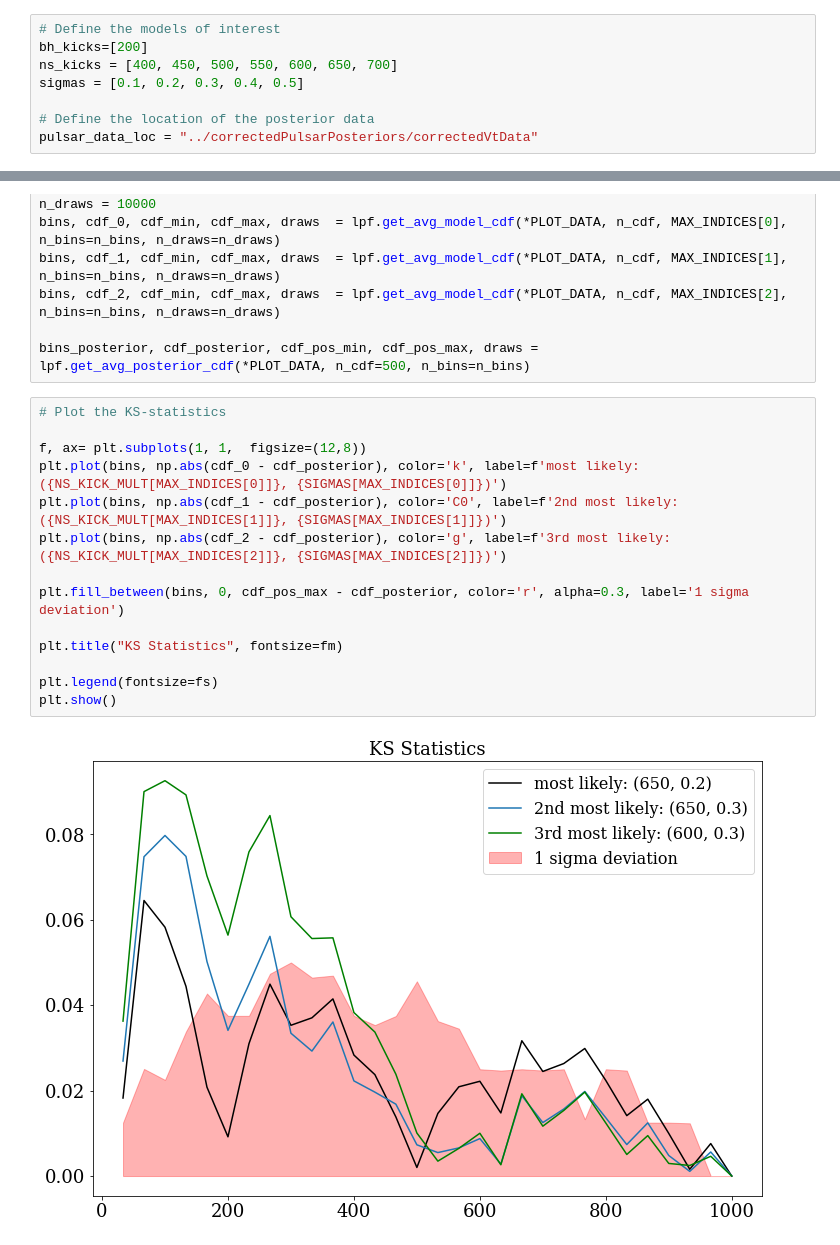
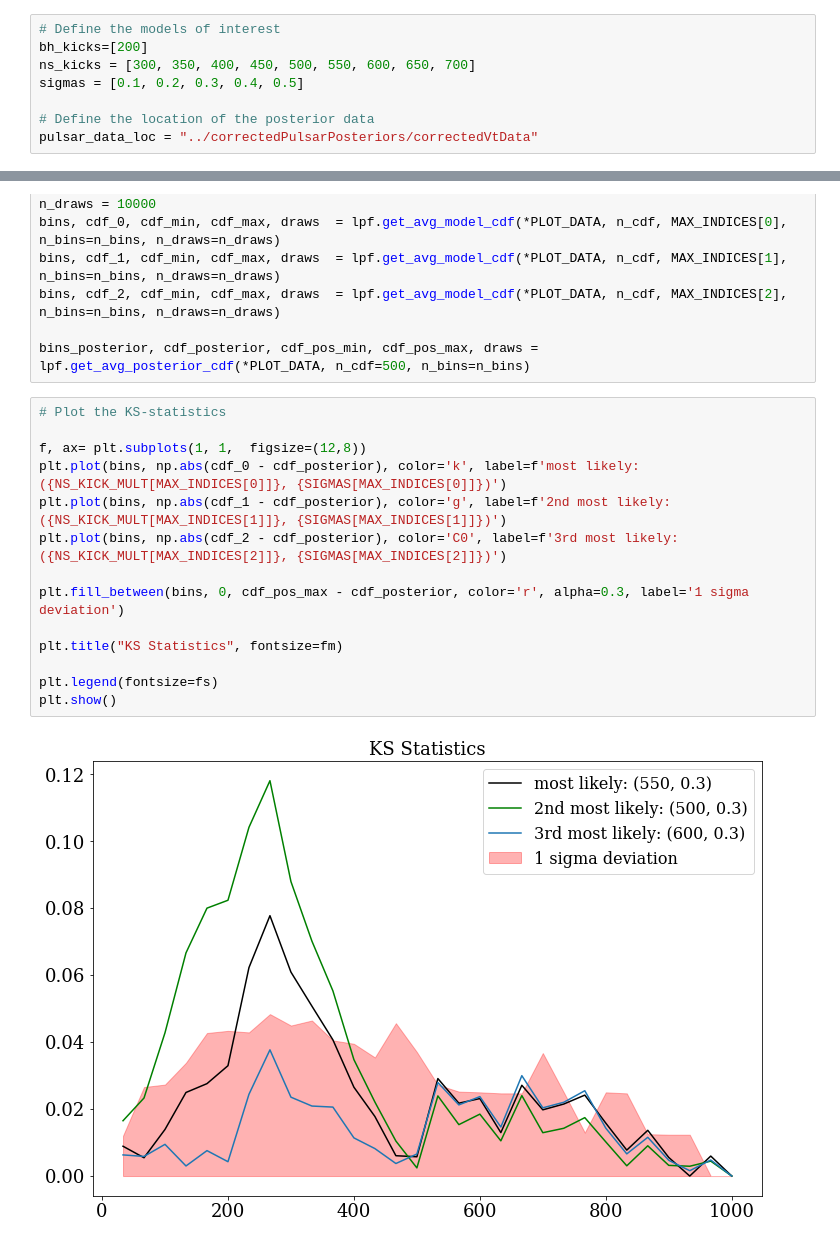
Before and after one commit to veome22/supernova_remnant_prescription, a Jupyter notebook: cdf_plots_bse.ipynb, the cells around one changed output, grey strips where cells are left out. Saved outputs shown, nothing was run; the diff lists cells and outputs as text.

```diff
--- a/cdf_plots_bse.ipynb
+++ b/cdf_plots_bse.ipynb
@@ -78,7 +78,7 @@ def layoutAxes(ax, nameX='', nameY='', \
 # %%
 # Define the models of interest
 bh_kicks=[200]
-ns_kicks = [400, 450, 500, 550, 600, 650, 700]
+ns_kicks = [300, 350, 400, 450, 500, 550, 600, 650, 700]
 sigmas = [0.1, 0.2, 0.3, 0.4, 0.5]
 
 # Define the location of the posterior data
@@ -380,16 +388,16 @@ bins_posterior, cdf_posterior, cdf_pos_min, cdf_pos_max, draws = lpf.get_avg_pos
 # %%
 # Plot the KS-statistics
 
 f, ax= plt.subplots(1, 1,  figsize=(12,8))
 plt.plot(bins, np.abs(cdf_0 - cdf_posterior), color='k', label=f'most likely: ({NS_KICK_MULT[MAX_INDICES[0]]}, {SIGMAS[MAX_INDICES[0]]})')
-plt.plot(bins, np.abs(cdf_1 - cdf_posterior), color='C0', label=f'2nd most likely: ({NS_KICK_MULT[MAX_INDICES[1]]}, {SIGMAS[MAX_INDICES[1]]})')
-plt.plot(bins, np.abs(cdf_2 - cdf_posterior), color='g', label=f'3rd most likely: ({NS_KICK_MULT[MAX_INDICES[2]]}, {SIGMAS[MAX_INDICES[2]]})')
+plt.plot(bins, np.abs(cdf_1 - cdf_posterior), color='g', label=f'2nd most likely: ({NS_KICK_MULT[MAX_INDICES[1]]}, {SIGMAS[MAX_INDICES[1]]})')
+plt.plot(bins, np.abs(cdf_2 - cdf_posterior), color='C0', label=f'3rd most likely: ({NS_KICK_MULT[MAX_INDICES[2]]}, {SIGMAS[MAX_INDICES[2]]})')
 
 plt.fill_between(bins, 0, cdf_pos_max - cdf_posterior, color='r', alpha=0.3, label='1 sigma deviation')
 
 plt.title("KS Statistics", fontsize=fm)
 
 plt.legend(fontsize=fs)
 plt.show()
 # %% [output]
-[figure, old version]
+[figure, new version]
```
Also changed, not shown: parts of 10 cells of this notebook, 1 other file.
